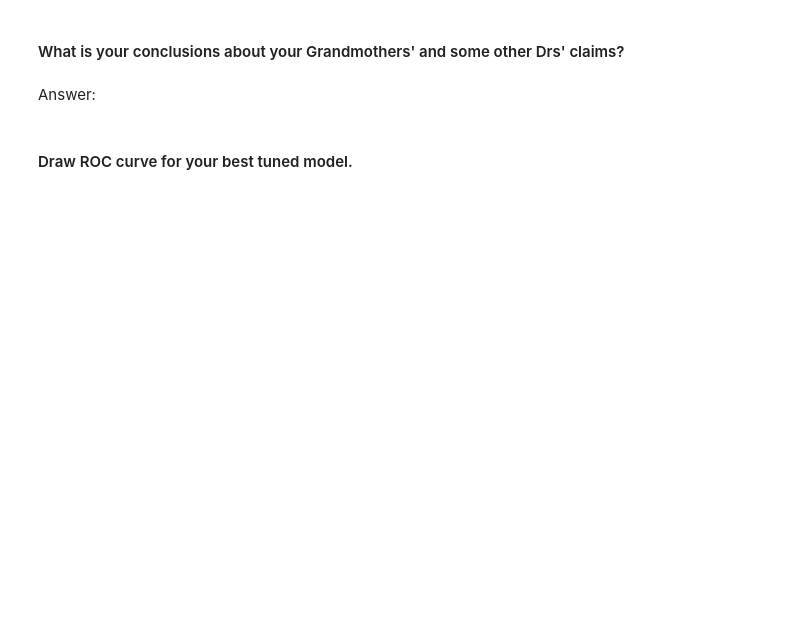
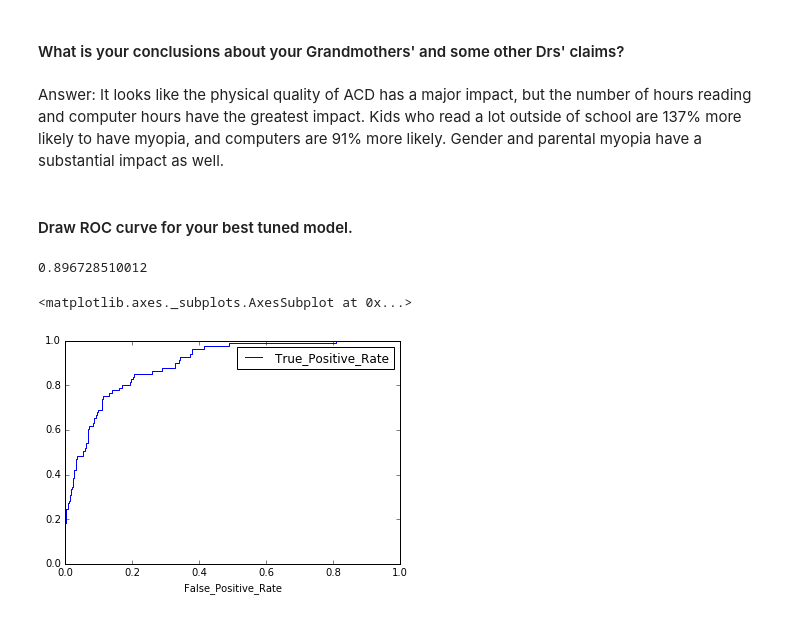
Before and after one commit to readywater/SF-DAT-20, a Jupyter notebook: Code/Lecture10-Practice-Code.ipynb, the cells around one changed output. Cells and saved outputs as stored; diff of their text form; code cells hidden in the pictures; blank space fills up the shorter version.

```diff
--- a/Code/Lecture10-Practice-Code.ipynb
+++ b/Code/Lecture10-Practice-Code.ipynb
@@ -56,0 +180,7 @@ Interpret your results specifically on StudyHr, TVH, and COMPHR, Gender:
+# %%
+# Try testing and plot using different C as input and l1 penalty
+lm = LogisticRegression(C = 10**(.9), penalty = "l1")
+lm.fit(X1_strd,y)
+y_hat = lm.predict(X1_strd)
+coefs = zip(lm.coef_[0],X1_strd.columns.values)
+coefs
@@ -59,6 +222,17 @@ Interpret your results specifically on StudyHr, TVH, and COMPHR, Gender:
 # %% [markdown]
 #### What is your conclusions about your Grandmothers' and some other Drs' claims?
-# %% [markdown]
-Answer:
+# %% [markdown]
+Answer: It looks like the physical quality of ACD has a major impact, but the number of hours reading and computer hours have the greatest impact. Kids who read a lot outside of school are 137% more likely to have myopia, and computers are 91% more likely. Gender and parental myopia have a substantial impact as well.
 # %% [markdown]
 #### Draw ROC curve for your best tuned model.
+# %%
+y_hat_probability = lm.predict_proba(X1_strd).T[1]  #T[1] returns probability of belonging to class
+# print(y_hat_probability)
+print(roc_auc_score(y, y_hat_probability))
+vals = roc_curve(y, y_hat_probability)
+Roc_DataFrame = pd.DataFrame({'False_Positive_Rate':vals[0],'True_Positive_Rate':vals[1]})
+Roc_DataFrame.plot(x = 'False_Positive_Rate' , y = 'True_Positive_Rate' ) #agian beautiful Graph
+# %% [output]
+0.896728510012
+<matplotlib.axes._subplots.AxesSubplot at 0x...>
+[figure, added]
```
Also changed, not shown: parts of 25 cells of this notebook, 3 other files.
